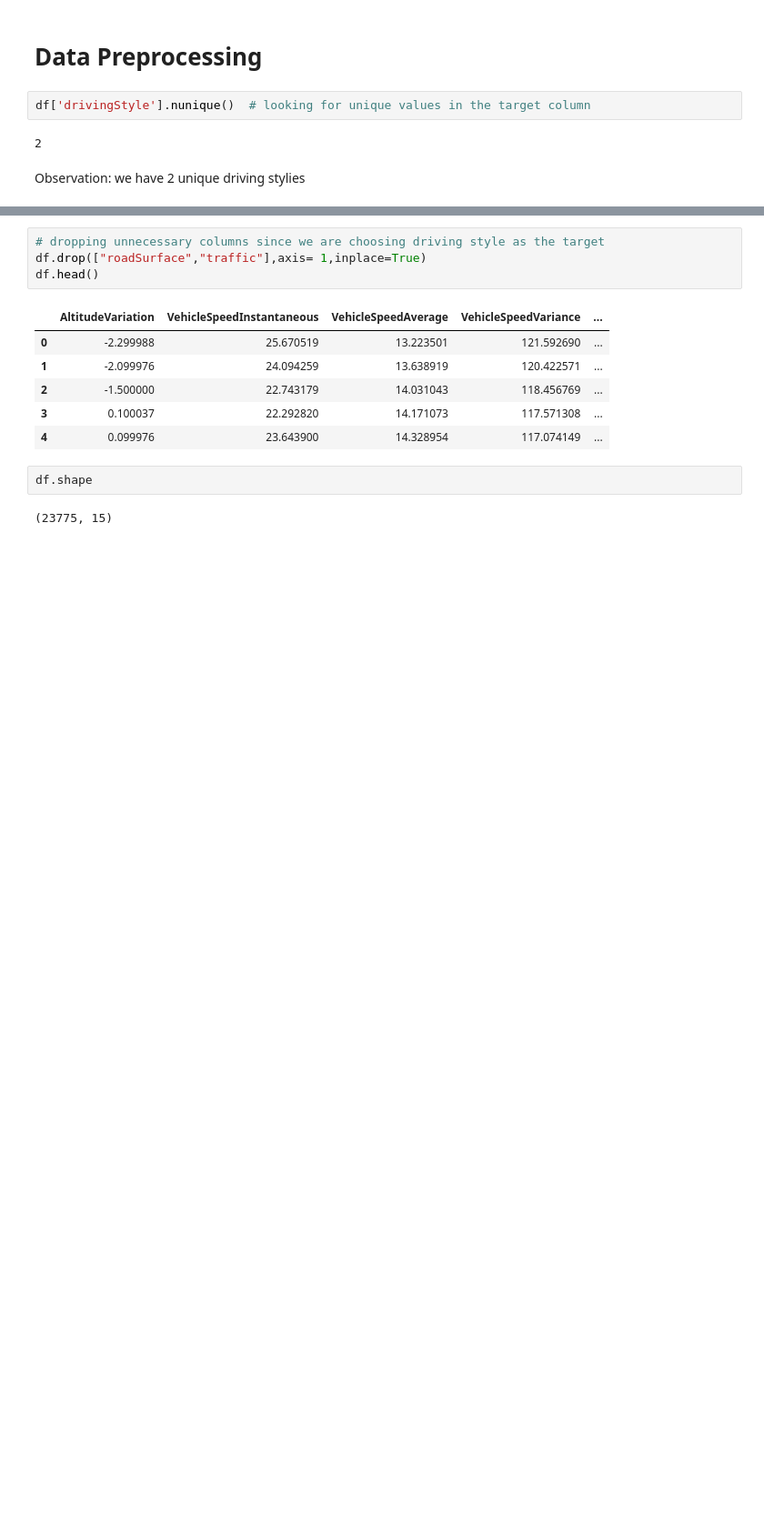
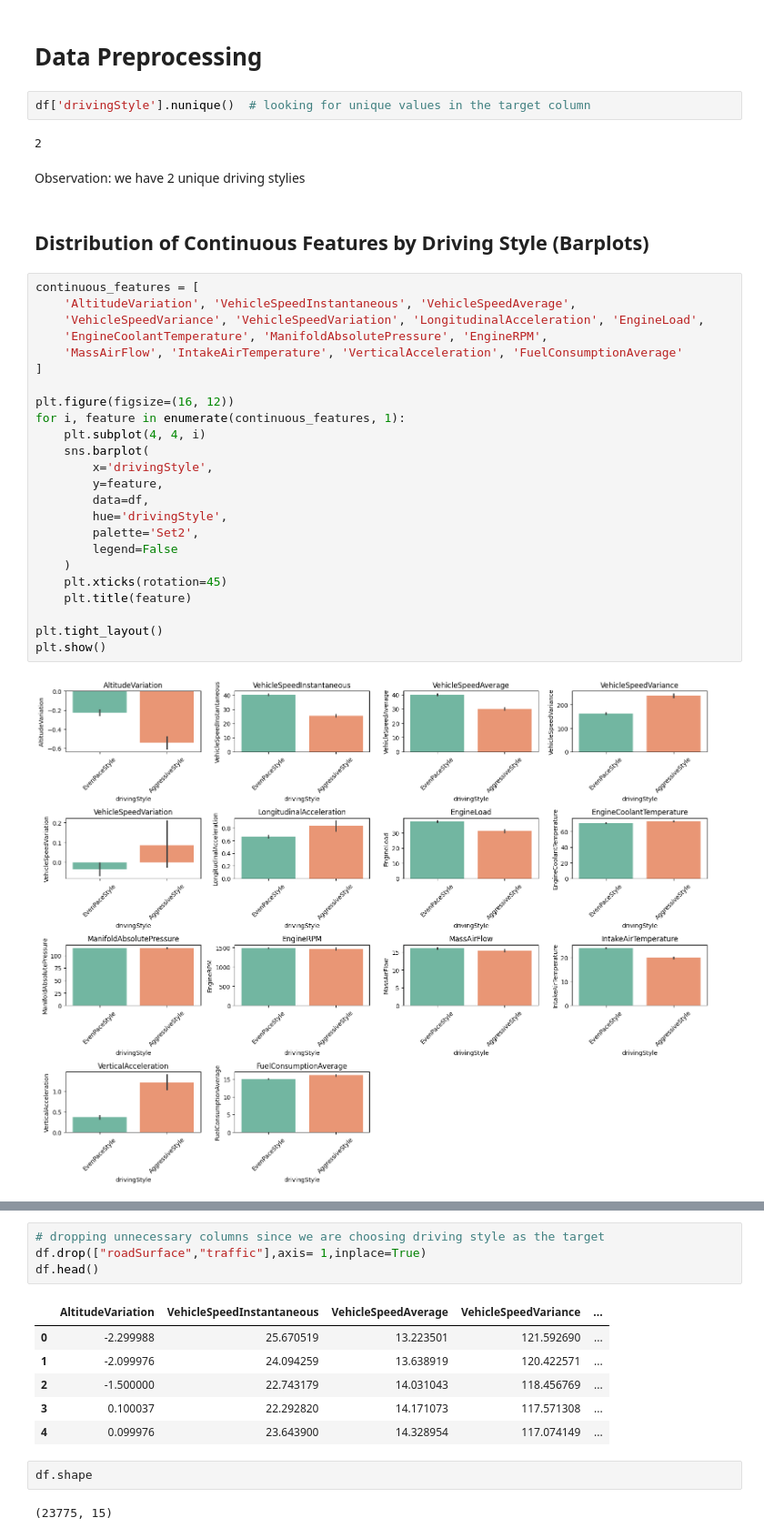
Before and after one commit to decodemarines/cars-ds, a Jupyter notebook: driving_style_model.ipynb, the cells around one changed output, grey strips where cells are left out. Shown at 91% size. Saved outputs shown, nothing was run; the diff lists cells and outputs as text; blank space fills up the shorter version.

Commit message:
visualisation added

```diff
--- a/driving_style_model.ipynb
+++ b/driving_style_model.ipynb
@@ -136,3 +136,31 @@ df['drivingStyle'].nunique()  # looking for unique values in the target column
 2
 # %% [markdown]
 Observation: we have 2 unique driving stylies
+# %% [markdown]
+## Distribution of Continuous Features by Driving Style (Barplots)
+# %%
+continuous_features = [
+    'AltitudeVariation', 'VehicleSpeedInstantaneous', 'VehicleSpeedAverage',
+    'VehicleSpeedVariance', 'VehicleSpeedVariation', 'LongitudinalAcceleration', 'EngineLoad',
+    'EngineCoolantTemperature', 'ManifoldAbsolutePressure', 'EngineRPM',
+    'MassAirFlow', 'IntakeAirTemperature', 'VerticalAcceleration', 'FuelConsumptionAverage'
+]
+
+plt.figure(figsize=(16, 12))
+for i, feature in enumerate(continuous_features, 1):
+    plt.subplot(4, 4, i)
+    sns.barplot(
+        x='drivingStyle',
+        y=feature,
+        data=df,
+        hue='drivingStyle',
+        palette='Set2',
+        legend=False
+    )
+    plt.xticks(rotation=45)
+    plt.title(feature)
+
+plt.tight_layout()
+plt.show()
+# %% [output]
+[figure, added]
```
Also changed, not shown: parts of 12 cells of this notebook.
